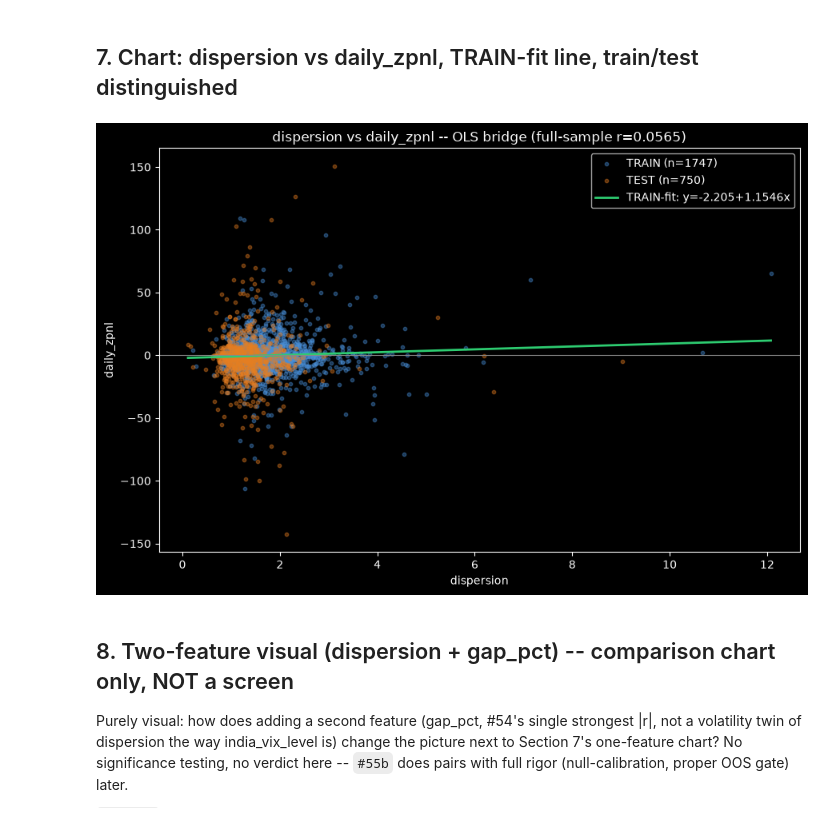
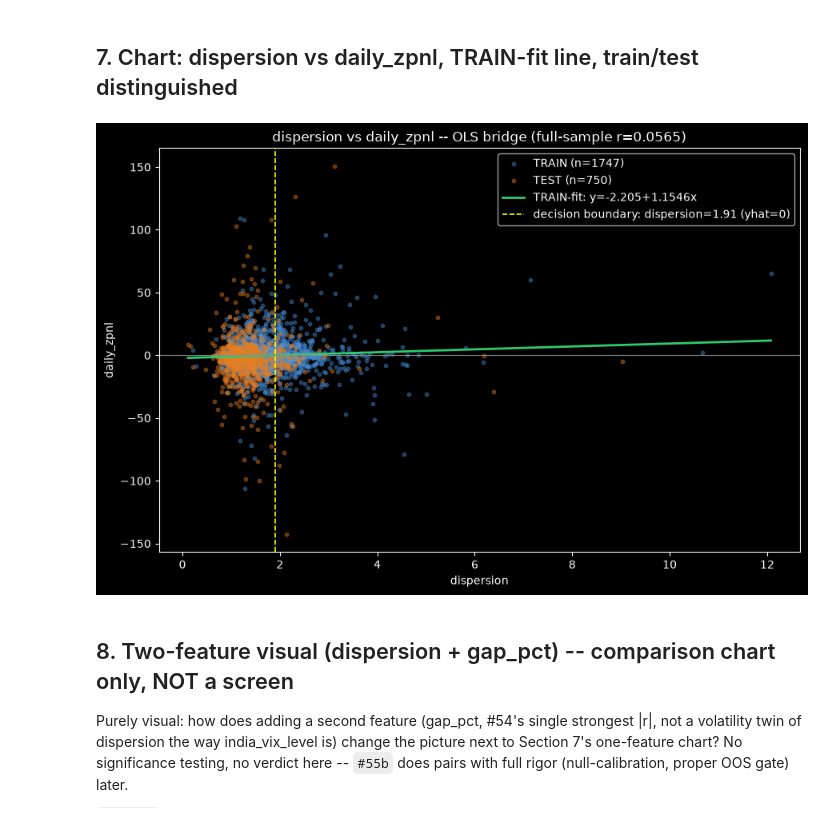
Before and after one commit to Saurav-cloud9/CodePonting, a Jupyter notebook: Algo_Trading/Framework_V2/scripts/trials/regime_model/memlabs/55a_single_feature_ols.ipynb, the cells around one changed output. Cells and saved outputs as stored; diff of their text form; code cells hidden in the pictures.

```diff
--- a/Algo_Trading/Framework_V2/scripts/trials/regime_model/memlabs/55a_single_feature_ols.ipynb
+++ b/Algo_Trading/Framework_V2/scripts/trials/regime_model/memlabs/55a_single_feature_ols.ipynb
@@ -245,18 +245,20 @@ OOS R^2 (SST using TRAIN mean) = 0.004190  (model beats train-mean baseline on u
 # %%
 fig, ax = plt.subplots(1, 1, figsize=(9, 6))
 ax.scatter(x_tr, y_tr, s=10, alpha=0.4, color='#4a90d9', label=f'TRAIN (n={len(train)})')
 ax.scatter(x_te, y_te, s=10, alpha=0.4, color='#e67e22', label=f'TEST (n={len(test)})')
 xline = np.linspace(daily[FEATURE].min(), daily[FEATURE].max(), 100)
 ax.plot(xline, b0_tr + b1_tr * xline, color='#2ecc71', linewidth=2,
         label=f'TRAIN-fit: y={b0_tr:.3f}+{b1_tr:.4f}x')
 ax.axhline(0, color='#888', linewidth=0.8)
+ax.axvline(-b0_tr / b1_tr, color='yellow', linewidth=1.2, linestyle='--',
+           label=f'decision boundary: dispersion={-b0_tr / b1_tr:.2f} (yhat=0)')
 ax.set_xlabel(FEATURE); ax.set_ylabel('daily_zpnl')
 ax.set_title(f'{FEATURE} vs daily_zpnl -- OLS bridge (full-sample r={r_manual:.4f})')
 ax.legend()
 plt.tight_layout()
 plt.show()
 # %% [output]
-[figure, old version]
+[figure, new version]
 # %% [markdown]
 ## 8. Two-feature visual (dispersion + gap_pct) -- comparison chart only, NOT a screen
 
```
Also changed, not shown: parts of 11 cells of this notebook, 7 other files.
